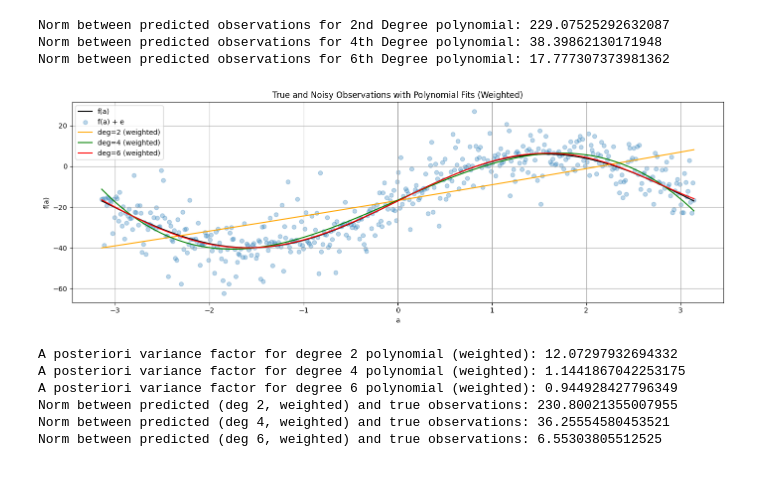
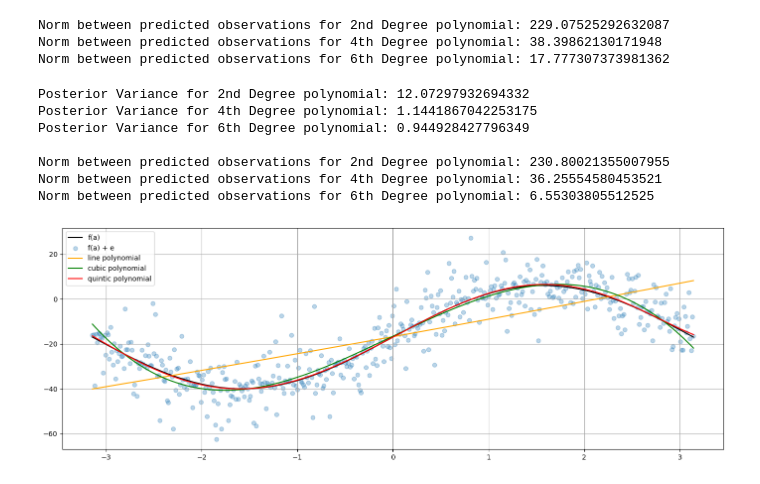
Before and after one commit to maryalrachid-ENGG680/ENGG680_2025_Fall, a Jupyter notebook: Lab_Assignment1/Assignment1.ipynb, the cells around one changed output. Cells and saved outputs as stored; diff of their text form; code cells hidden in the pictures.

```diff
--- a/Lab_Assignment1/Assignment1.ipynb
+++ b/Lab_Assignment1/Assignment1.ipynb
@@ -615,56 +620,54 @@ P = np.diag(1./l_var)
 # step 13
 # repeat the steps 6-10, using the proper P matrix
 # (7 marks)
 # ...
 
 # Repeat step 6: call the fit_polynomial_curve function with weighted P
 deg_pol_2_w = fit_polynomial_curve(a, l, P, 2)
 deg_pol_4_w = fit_polynomial_curve(a, l, P, 4)
 deg_pol_6_w = fit_polynomial_curve(a, l, P, 6)
 
 # Repeat step 7: construct polynomial functions with weighted results
 quadratic_w = np.polyval(deg_pol_2_w[0][::-1], a)
 quartic_w = np.polyval(deg_pol_4_w[0][::-1], a)
 hexic_w = np.polyval(deg_pol_6_w[0][::-1], a)
 
 # Repeat step 8: plot the weighted polynomial functions
 fig, ax = plt.subplots(nrows=1, ncols=1, figsize=(14, 5))
 ax.plot(a, l_true, color='k', label='f(a)')
 ax.scatter(a, l, color='tab:blue', marker='o', alpha=0.3, label='f(a) + e')
-ax.plot(a, quadratic_w, color='orange', label='deg=2 (weighted)')
-ax.plot(a, quartic_w, color='green', label='deg=4 (weighted)')
-ax.plot(a, hexic_w, color='red', label='deg=6 (weighted)')
+ax.plot(a, quadratic_w, color='orange', label='line polynomial')
+ax.plot(a, quartic_w, color='green', label='cubic polynomial')
+ax.plot(a, hexic_w, color='red', label='quintic polynomial')
+
 
 ax.grid(True, which='both',ls='-',color='0.65')
-ax.set_xlabel('a')
-ax.set_ylabel('f(a)')
-ax.set_title('True and Noisy Observations with Polynomial Fits (Weighted)')
 ax.legend()
 
 fig.tight_layout()
-plt.show()
 
 # Repeat step 9: print the a posteriori variance factor for weighted results
-print(f"A posteriori variance factor for degree 2 polynomial (weighted): {deg_pol_2_w[2]}")
-print(f"A posteriori variance factor for degree 4 polynomial (weighted): {deg_pol_4_w[2]}")
-print(f"A posteriori variance factor for degree 6 polynomial (weighted): {deg_pol_6_w[2]}")
+print(f"Posterior Variance for 2nd Degree polynomial: {deg_pol_2_w[2]}")
+print(f"Posterior Variance for 4th Degree polynomial: {deg_pol_4_w[2]}")
+print(f"Posterior Variance for 6th Degree polynomial: {deg_pol_6_w[2]}\n")
 
 # Repeat step 10: compute and print the norm for weighted results
-norm_deg2_w = np.linalg.norm(quadratic_w - l_true)
-norm_deg4_w = np.linalg.norm(quartic_w - l_true)
-norm_deg6_w = np.linalg.norm(hexic_w - l_true)
+deg_pol_2_norm_w = np.linalg.norm(quadratic_w - l_true)
+deg_pol_4_norm_w = np.linalg.norm(quartic_w - l_true)
+deg_pol_6_norm_w = np.linalg.norm(hexic_w - l_true)
 
-print(f"Norm between predicted (deg 2, weighted) and true observations: {norm_deg2_w}")
-print(f"Norm between predicted (deg 4, weighted) and true observations: {norm_deg4_w}")
-print(f"Norm between predicted (deg 6, weighted) and true observations: {norm_deg6_w}")
+print(f"Norm between predicted observations for 2nd Degree polynomial: {deg_pol_2_norm_w}")
+print(f"Norm between predicted observations for 4th Degree polynomial: {deg_pol_4_norm_w}")
+print(f"Norm between predicted observations for 6th Degree polynomial: {deg_pol_6_norm_w}")
 # %% [output]
+Posterior Variance for 2nd Degree polynomial: 12.07297932694332
+Posterior Variance for 4th Degree polynomial: 1.1441867042253175
+Posterior Variance for 6th Degree polynomial: 0.944928427796349
+
+Norm between predicted observations for 2nd Degree polynomial: 230.80021355007955
+Norm between predicted observations for 4th Degree polynomial: 36.25554580453521
+Norm between predicted observations for 6th Degree polynomial: 6.55303805512525
-[figure, old version]
+[figure, new version]
-A posteriori variance factor for degree 2 polynomial (weighted): 12.07297932694332
-A posteriori variance factor for degree 4 polynomial (weighted): 1.1441867042253175
-A posteriori variance factor for degree 6 polynomial (weighted): 0.944928427796349
-Norm between predicted (deg 2, weighted) and true observations: 230.80021355007955
-Norm between predicted (deg 4, weighted) and true observations: 36.25554580453521
-Norm between predicted (deg 6, weighted) and true observations: 6.55303805512525
 # %%
 # step 14
 # Compare the results of a posterier variance factor and norm from unweighted LSE and weighted LSE, what phenomena do you observe? Explain this phenomena.
```
Also changed, not shown: parts of 4 cells of this notebook.
